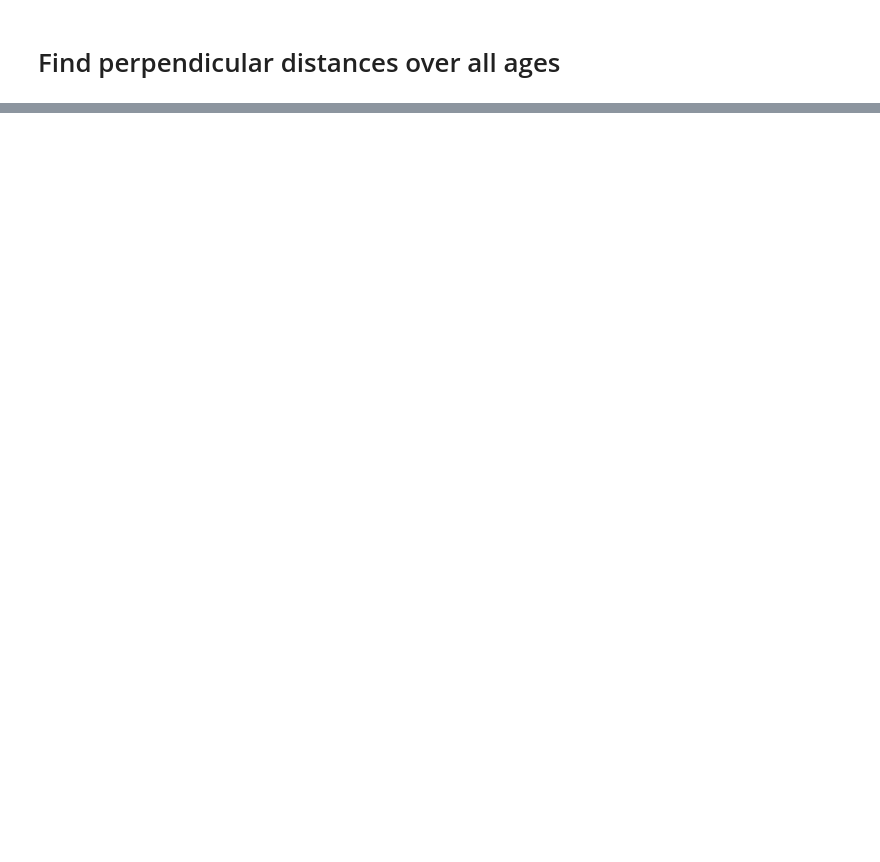
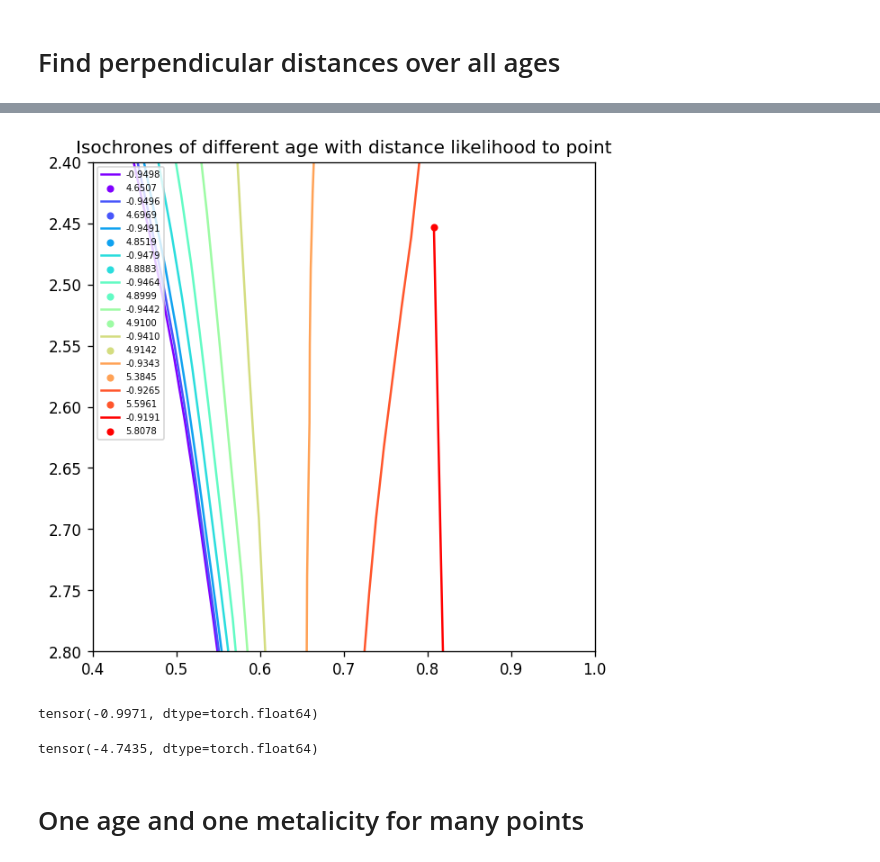
Before and after one commit to ocallam6/VaeStar, a Jupyter notebook: dist_fun_of_age.ipynb, the cells around one changed output, grey strips where cells are left out. Drawn from its saved outputs; the diff is of its cells as text; code cells hidden in the pictures; blank space fills up the shorter version.

```diff
--- a/dist_fun_of_age.ipynb
+++ b/dist_fun_of_age.ipynb
@@ -186,0 +221,39 @@ Text(0.5, 1.0, 'Plot of all the isochrones available')
+# %%
+fig = plt.figure(figsize=(6, 6), dpi=120)
+n=len(x_columns)
+list_logg=[]
+p_slopes=[]
+from matplotlib.pyplot import cm
+color = iter(cm.rainbow(np.linspace(0, 1, len(isocs))))
+
+for i in range(len(isocs)):
+    c=next(color)
+    isochrone=isocs[i]
+    plt.plot(isochrone[0,:,column_index('Gaia_BP_EDR3')]-isochrone[0,:,column_index('Gaia_RP_EDR3')], isochrone[0,:,column_index('Gaia_G_EDR3')],label="%.4f" % float(log_l[i]),c=c)
+    idx=find_nearest(isochrone[0,:,column_index('logg')].nan_to_num(torch.inf),float(logg))[1]
+    p_slopes.append(isochrone[0,idxs[i],column_index('p_slopes')])
+    plt.axline((isochrone[0,:,column_index('bp_rp')][0],isochrone[0,:,column_index('G')][0]), slope=p_slopes[i], linewidth=0.6, c=c)
+    plt.scatter(isochrone[0,:,column_index('bp_rp')],isochrone[0,:,column_index('G')],s=15,marker='x',zorder=10,color='b')
+    plt.scatter(isochrone[0,int(idx),column_index('BPRP')],isochrone[0,int(idx),column_index('Gaia_G_EDR3')],s=15,marker='o',zorder=10,label="%.4f" % float(isochrone[0,:,column_index('logg')][1]),color=c)
+
+    try:
+        list_logg.append(isochrone[0,int(idx),:])
+    except:
+        print('err')
+        list_logg.append(torch.nan)
+
+
+
+
+
+
+st=torch.stack(list_logg)
+#plt.scatter(st[:,column_index('BPRP')],st[:,column_index('Gaia_G_EDR3')],s=10,color='black',zorder=10)
+
+plt.title('Isochrones of different age with distance likelihood to point')
+plt.ylim(2.8, 2.4)
+plt.xlim(0.4,1)
+plt.legend(loc=2, prop={'size': 6})
+plt.show()
+# %% [output]
+[figure, added]
@@ -186,0 +263,10 @@ Text(0.5, 1.0, 'Plot of all the isochrones available')
+# %%
+dc
+# %% [output]
+tensor(-0.9971, dtype=torch.float64)
+# %%
+dg
+# %% [output]
+tensor(-4.7435, dtype=torch.float64)
+# %% [markdown]
+# One age and one metalicity for many points
```
Also changed, not shown: parts of 22 cells of this notebook, 2 other files.
